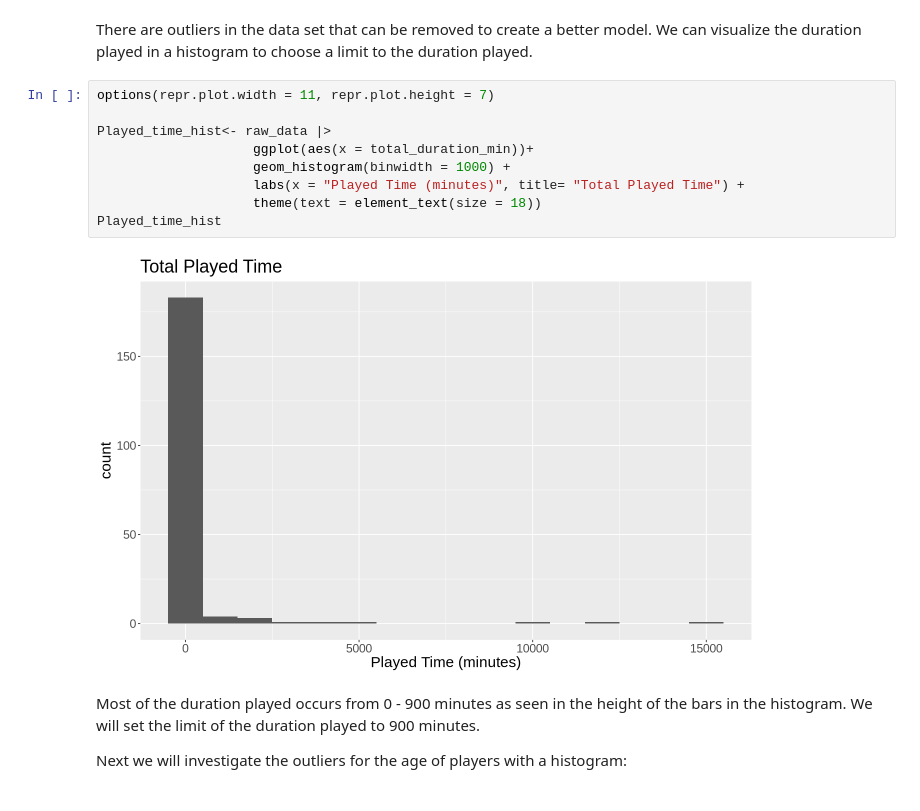
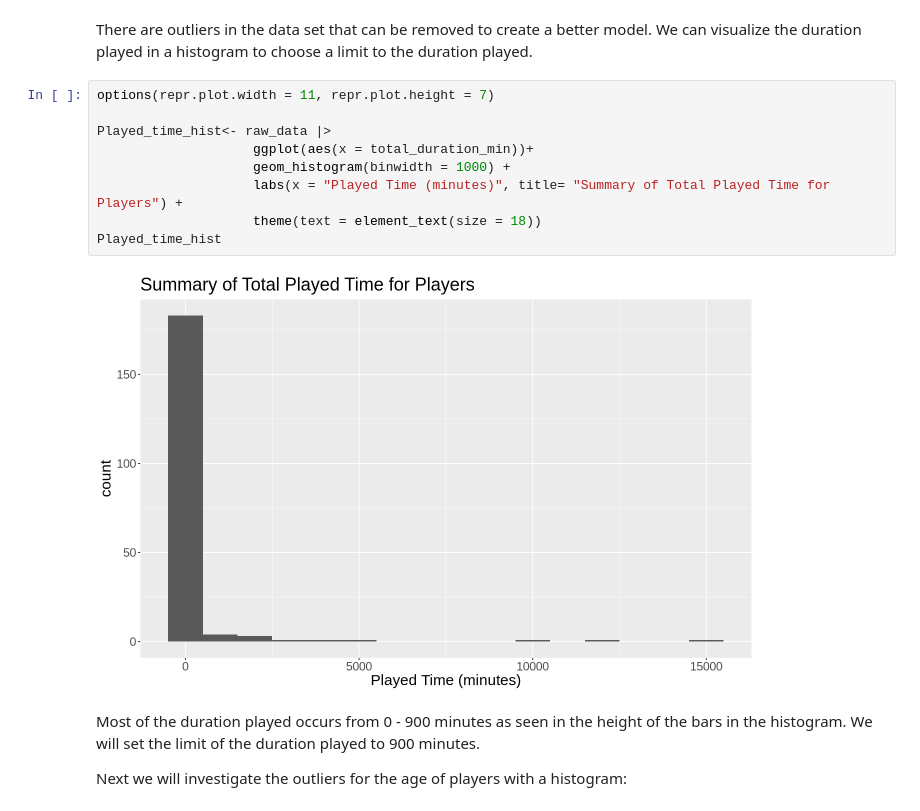
Before and after one commit to CathygLe/PlaiCraft-Data-Science-Analysis, a Jupyter notebook: Final_Project.ipynb, the cells around one changed output. Saved outputs shown, nothing was run; the diff lists cells and outputs as text.

```diff
--- a/Final_Project.ipynb
+++ b/Final_Project.ipynb
@@ -220,14 +220,14 @@ There are outliers in the data set that can be removed to create a better model.
 # %%
 options(repr.plot.width = 11, repr.plot.height = 7)
 
 Played_time_hist<- raw_data |>
                     ggplot(aes(x = total_duration_min))+
                     geom_histogram(binwidth = 1000) +
-                    labs(x = "Played Time (minutes)", title= "Total Played Time") +
+                    labs(x = "Played Time (minutes)", title= "Summary of Total Played Time for Players") +
                     theme(text = element_text(size = 18))
 Played_time_hist
 # %% [output]
-[figure, old version]
+[figure, new version]
 # %% [markdown]
 Most of the duration played occurs from 0 - 900 minutes as seen in the height of the bars in the histogram. We will set the limit of the duration played to 900 minutes.
 
```
Also changed, not shown: parts of 3 cells of this notebook.
